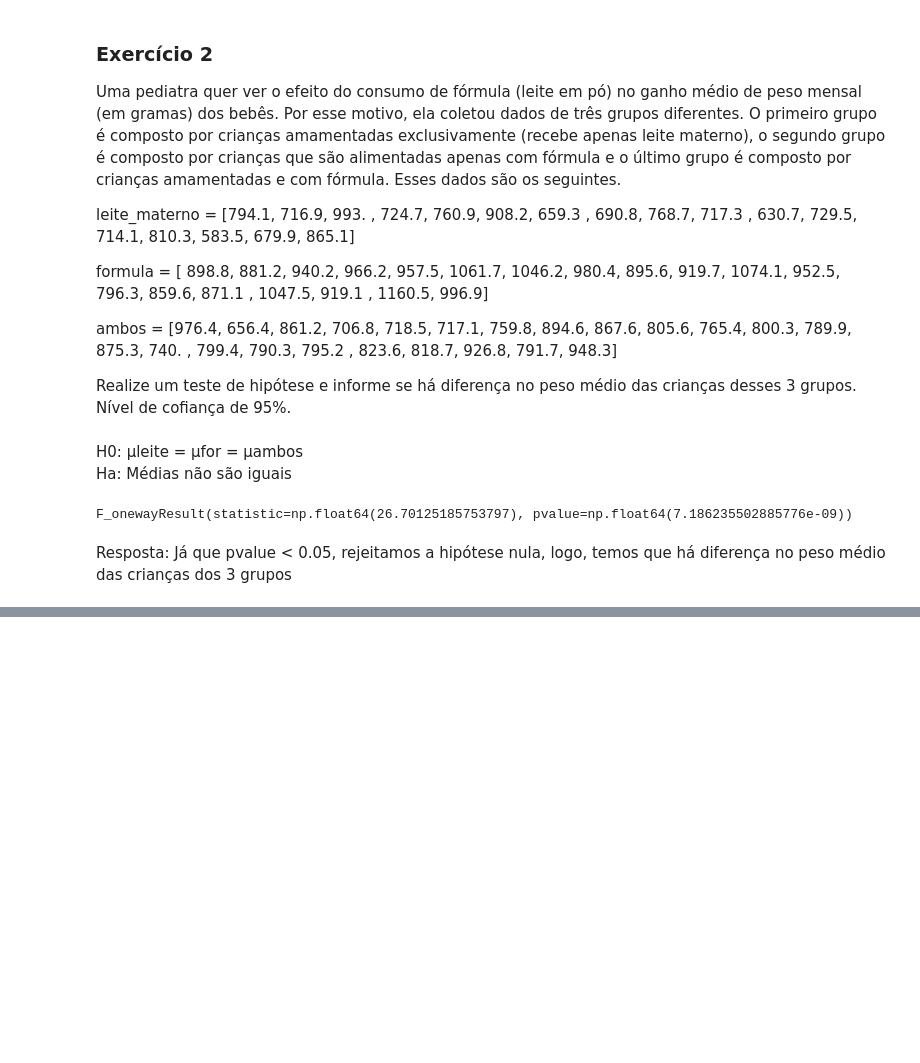
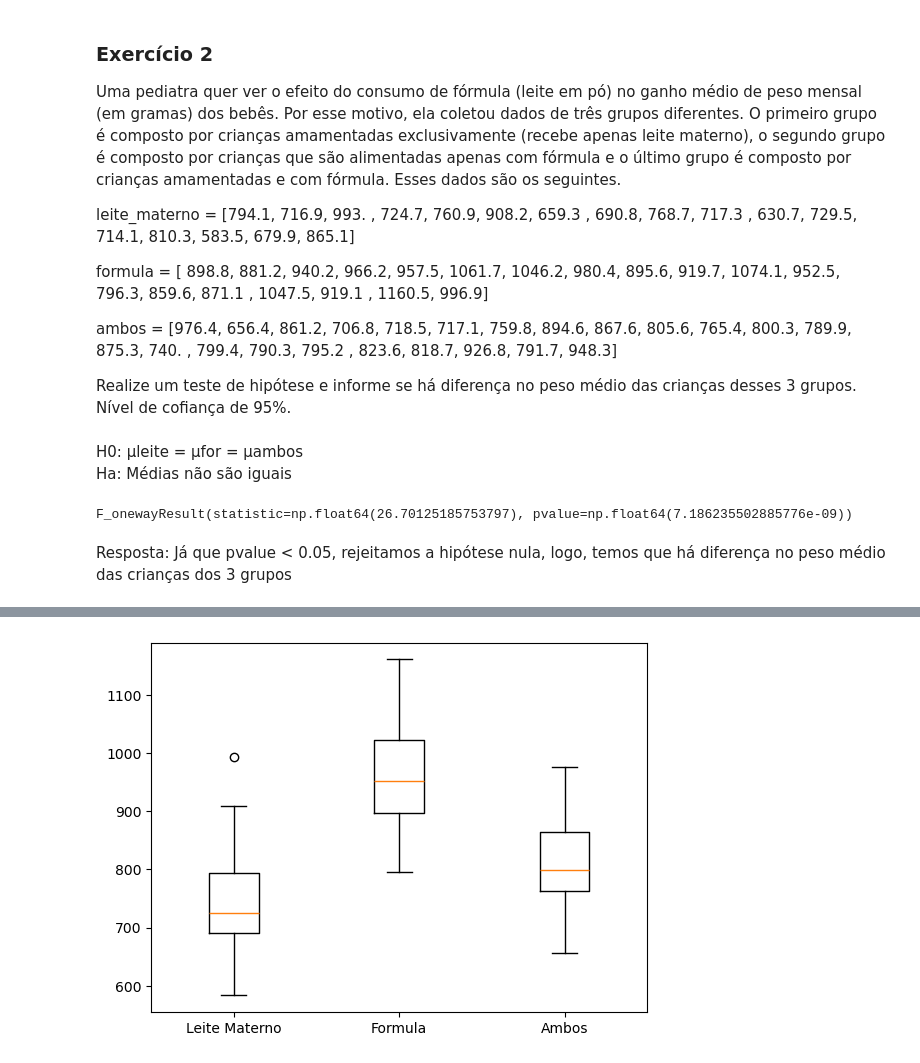
Before and after one commit to JoaoPedroGarciaTorezan/Met-Mat-An-lise-de-Dados, a Jupyter notebook: AnaliseCombinatoria/ANOVA/Aula22.ipynb, the cells around one changed output, grey strips where cells are left out. Cells and saved outputs as stored; diff of their text form; code cells hidden in the pictures; blank space fills up the shorter version.

```diff
--- a/AnaliseCombinatoria/ANOVA/Aula22.ipynb
+++ b/AnaliseCombinatoria/ANOVA/Aula22.ipynb
@@ -128,0 +144,6 @@ Resposta: Já que pvalue < 0.05, rejeitamos a hipótese nula, logo, temos que h
+# %%
+dados = [leite_materno, formula, ambos]
+
+plt.boxplot(dados, labels=['Leite Materno', 'Formula', 'Ambos']);
+# %% [output]
+[figure, added]
```
Also changed, not shown: parts of 12 cells of this notebook, 1 other file.
